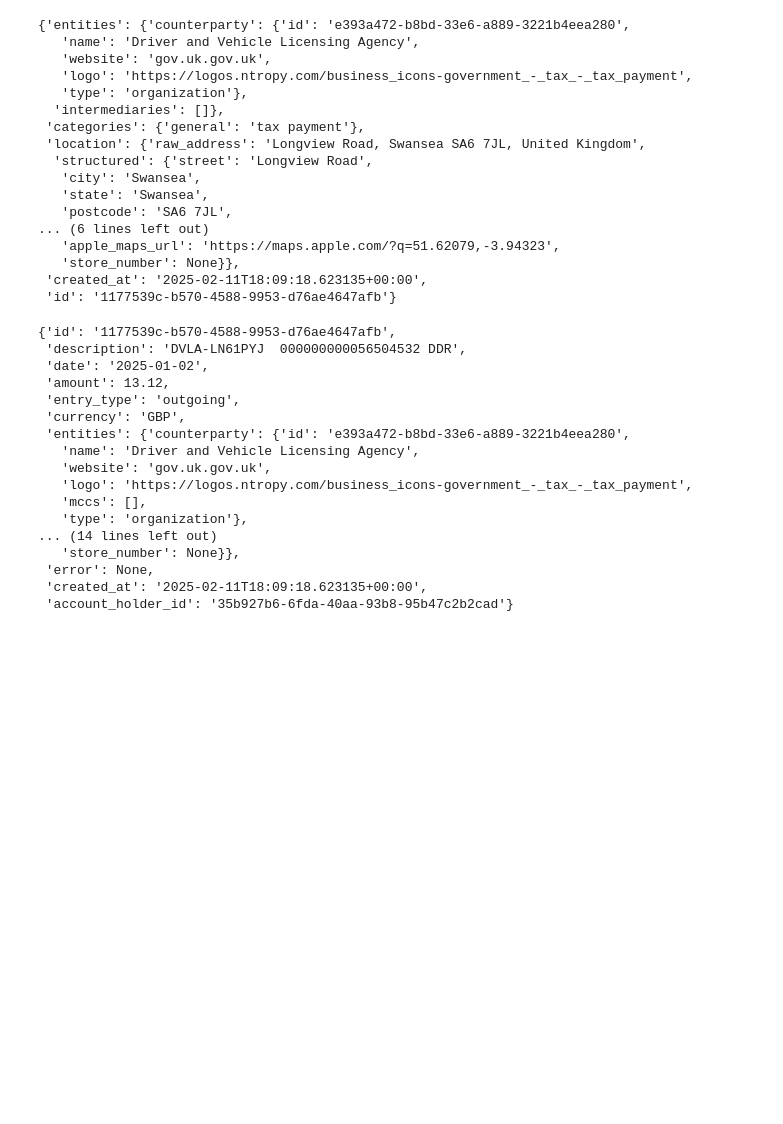
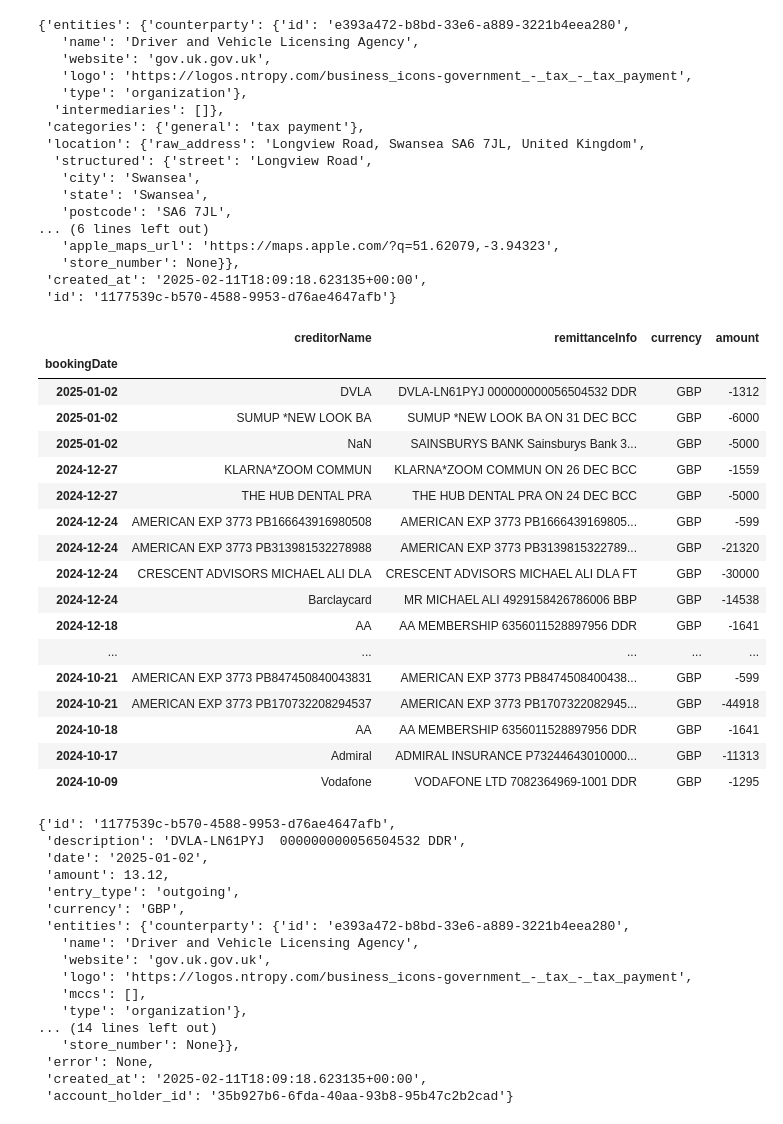
Before and after one commit to miali88/bankstream.io, a Jupyter notebook: backend/dev_query_data.ipynb, the cells around one changed output. Saved outputs shown, nothing was run; the diff lists cells and outputs as text; code cells hidden in the pictures; blank space fills up the shorter version.

```diff
--- a/backend/dev_query_data.ipynb
+++ b/backend/dev_query_data.ipynb
@@ -395,6 +395,27 @@ get_batch.json()['results'][0]
    'store_number': None}},
  'created_at': '2025-02-11T18:09:18.623135+00:00',
  'id': '1177539c-b570-4588-9953-d76ae4647afb'}
+# %%
+df
+# %% [output]
+|  | creditorName | remittanceInfo | currency | amount |
+| bookingDate |  |  |  |  |
+| 2025-01-02 | DVLA | DVLA-LN61PYJ 000000000056504532 DDR | GBP | -1312 |
+| 2025-01-02 | SUMUP *NEW LOOK BA | SUMUP *NEW LOOK BA ON 31 DEC BCC | GBP | -6000 |
+| 2025-01-02 | NaN | SAINSBURYS BANK Sainsburys Bank 3... | GBP | -5000 |
+| 2024-12-27 | KLARNA*ZOOM COMMUN | KLARNA*ZOOM COMMUN ON 26 DEC BCC | GBP | -1559 |
+| 2024-12-27 | THE HUB DENTAL PRA | THE HUB DENTAL PRA ON 24 DEC BCC | GBP | -5000 |
+| 2024-12-24 | AMERICAN EXP 3773 PB166643916980508 | AMERICAN EXP 3773 PB1666439169805... | GBP | -599 |
+| 2024-12-24 | AMERICAN EXP 3773 PB313981532278988 | AMERICAN EXP 3773 PB3139815322789... | GBP | -21320 |
+| 2024-12-24 | CRESCENT ADVISORS MICHAEL ALI DLA | CRESCENT ADVISORS MICHAEL ALI DLA FT | GBP | -30000 |
+| 2024-12-24 | Barclaycard | MR MICHAEL ALI 4929158426786006 BBP | GBP | -14538 |
+| 2024-12-18 | AA | AA MEMBERSHIP 6356011528897956 DDR | GBP | -1641 |
+| ... | ... | ... | ... | ... |
+| 2024-10-21 | AMERICAN EXP 3773 PB847450840043831 | AMERICAN EXP 3773 PB8474508400438... | GBP | -599 |
+| 2024-10-21 | AMERICAN EXP 3773 PB170732208294537 | AMERICAN EXP 3773 PB1707322082945... | GBP | -44918 |
+| 2024-10-18 | AA | AA MEMBERSHIP 6356011528897956 DDR | GBP | -1641 |
+| 2024-10-17 | Admiral | ADMIRAL INSURANCE P73244643010000... | GBP | -11313 |
+| 2024-10-09 | Vodafone | VODAFONE LTD 7082364969-1001 DDR | GBP | -1295 |
 # %%
 
 transaction_id = "1177539c-b570-4588-9953-d76ae4647afb"
```
Also changed, not shown: 56 other files.
